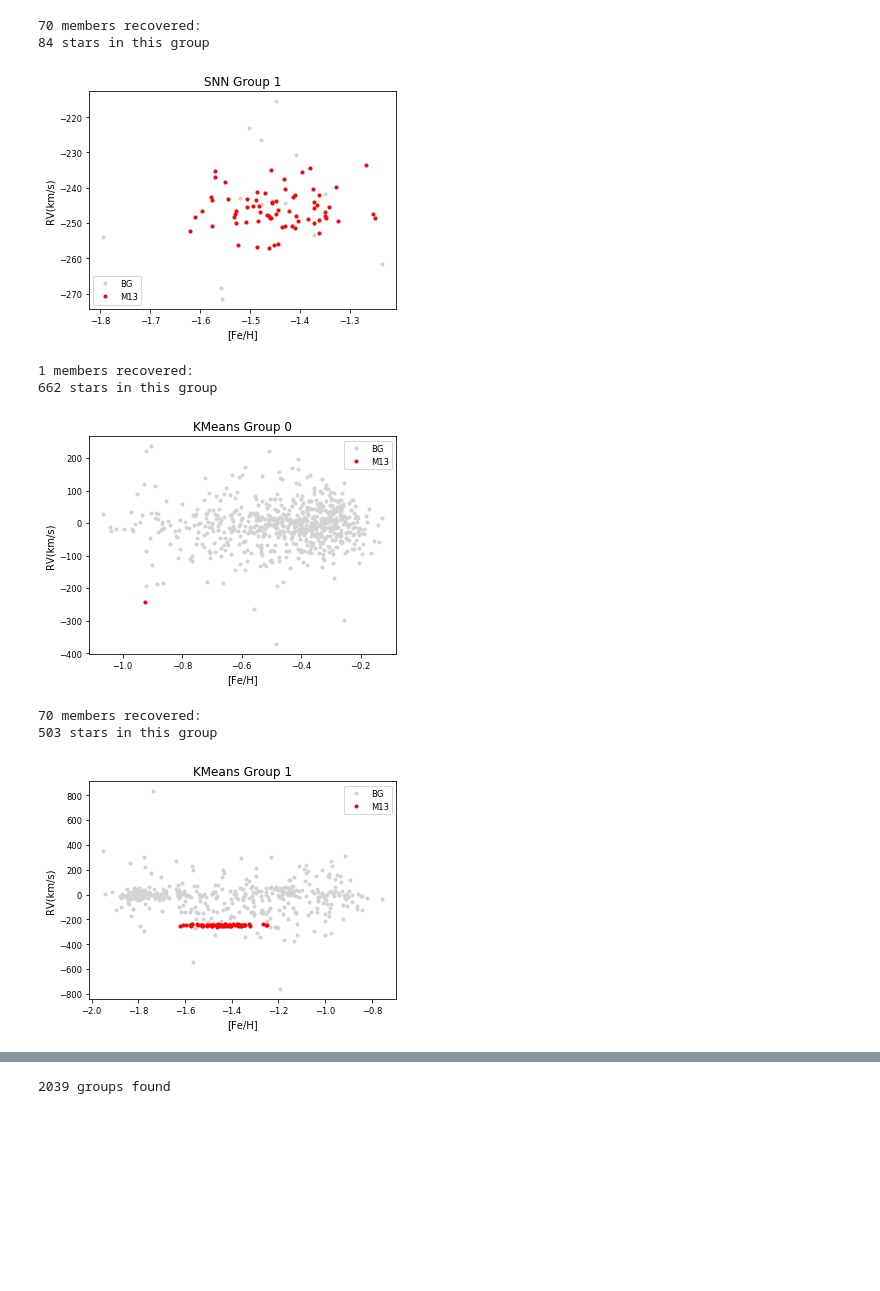
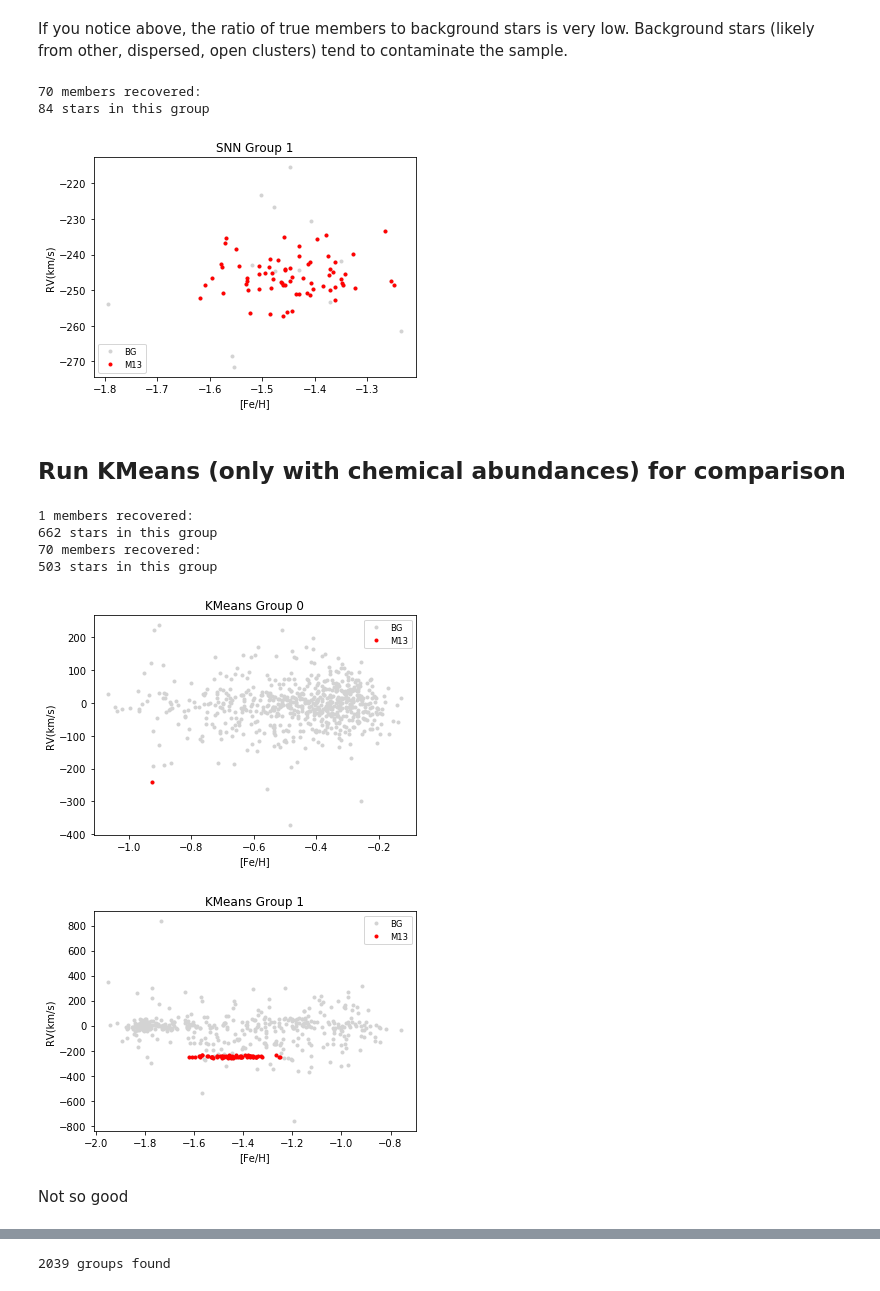
Before and after one commit to DOnghiaGroup/SNN_Tagging, a Jupyter notebook: SNN_data_analysis_example.ipynb, the cells around one changed output, grey strips where cells are left out. Saved outputs shown, nothing was run; the diff lists cells and outputs as text; code cells hidden in the pictures; blank space fills up the shorter version.

Commit message:
Rework style and change plotting/printing

```diff
--- a/SNN_data_analysis_example.ipynb
+++ b/SNN_data_analysis_example.ipynb
@@ -182,0 +197,10 @@ plt.show()
+# %%
+# use the 'elbow' method to find the distance
+
+fig, axis = plt.subplots(1)
+
+axis.axhline(y=0.4, xmin=0, xmax=1)
+axis.plot(x, dist, "r.")
+
+axis.set_xlabel('Star index')
+axis.set_ylabel('Distance to nearest neighbor')
@@ -198,29 +228,31 @@ Wall time: 18 ms
+# %% [markdown]
+If you notice above, the ratio of true members to background stars is very low. Background stars (likely from other, dispersed, open clusters) tend to contaminate the sample.
 # %%
 xlab = "[Fe/H]"
 ylab = "RV(km/s)"
 X = ap_table['FE_H']
 Y = ap_table['VHELIO_AVG']
 for n in range(max(labels)+1):
     group = non_noise[np.where(labels == n)[0]]
     group_members = np.intersect1d(members, group)
     if len(group_members) > 0:
-        print "%i members recovered:"%len(group_members)
-        print "%i stars in this group"%len(group)
-        fig = plt.figure(figsize=(5.5, 4))
-        plt.plot(X[group], Y[group], ".", c="lightgrey", label="BG")
-        plt.plot(X[group_members], Y[group_members], ".", c='r', label="M13")
-        plt.xlabel(xlab)
-        plt.ylabel(ylab)
-        plt.xticks(fontsize="small")
-        plt.yticks(fontsize="small")
-        plt.legend(loc=3, fontsize="small", numpoints=1)
-        plt.title("SNN Group %i"%n)
-        plt.savefig("SNN_Group_%i.png"%n, dpi=500)
-        plt.show()
+        print("{:d} members recovered:".format(len(group_members)))
+        print("{:d} stars in this group".format(len(group)))
+        fig, axis = plt.subplots(1, figsize=(5.5, 4))
+        axis.plot(X[group], Y[group], ".", c="lightgrey", label="BG")
+        axis.plot(X[group_members], Y[group_members], ".", c='r', label="M13")
+        axis.set_xlabel(xlab)
+        axis.set_ylabel(ylab)
+        axis.legend(loc=3, fontsize="small", numpoints=1)
+        axis.set_title("SNN Group %i"%n)
+        fig.tight_layout()
+        fig.savefig("SNN_Group_{:d}.png".format(n), dpi=500, bbox_inches='tight')
 # %% [output]
 70 members recovered:
 84 stars in this group
-[figure, old version]
+[figure, new version]
+# %% [markdown]
+## Run KMeans (only with chemical abundances) for comparison
 # %%
 ## KMeans Chemical Tagging
 k_num = 3
@@ -237,23 +269,24 @@ for n in range(max(km_labels)+1):
     group = np.where(km_labels == n)[0]
     group_members = np.intersect1d(members, group)
     if len(group_members) > 0:
-        print "%i members recovered:"%len(group_members)
-        print "%i stars in this group"%len(group)
-        fig = plt.figure(figsize=(5.5, 4))
-        plt.plot(X[group], Y[group], ".", c="lightgrey", label="BG")
-        plt.plot(X[group_members], Y[group_members], ".", c='r', label="M13")
-        plt.xlabel(xlab)
-        plt.ylabel(ylab)
-        plt.xticks(fontsize="small")
-        plt.yticks(fontsize="small")
-        plt.legend(loc=0, fontsize="small", numpoints=1)
-        plt.title("KMeans Group %i"%n)
-        plt.savefig("KMeans Group %i"%n, dpi=500)
-        plt.show()
+        print("{:d} members recovered:".format(len(group_members)))
+        print("{:d} stars in this group".format(len(group)))
+        fig, axis = plt.subplots(1, figsize=(5.5, 4))
+        axis.plot(X[group], Y[group], ".", c="lightgrey", label="BG")
+        axis.plot(X[group_members], Y[group_members], ".", c='r', label="M13")
+        axis.set_xlabel(xlab)
+        axis.set_ylabel(ylab)
+        axis.legend(loc=0, fontsize="small", numpoints=1)
+        axis.set_title("KMeans Group {:d}".format(n))
+
+        fig.tight_layout()
+        fig.savefig("KMeans Group {:d}".format(n), dpi=500, bbox_inches='tight')
 # %% [output]
 1 members recovered:
 662 stars in this group
+70 members recovered:
+503 stars in this group
-[figure, old version]
+[figure, new version]
-70 members recovered:
-503 stars in this group
-[figure, old version]
+[figure, new version]
+# %% [markdown]
+Not so good
```
Also changed, not shown: parts of 24 cells of this notebook.
